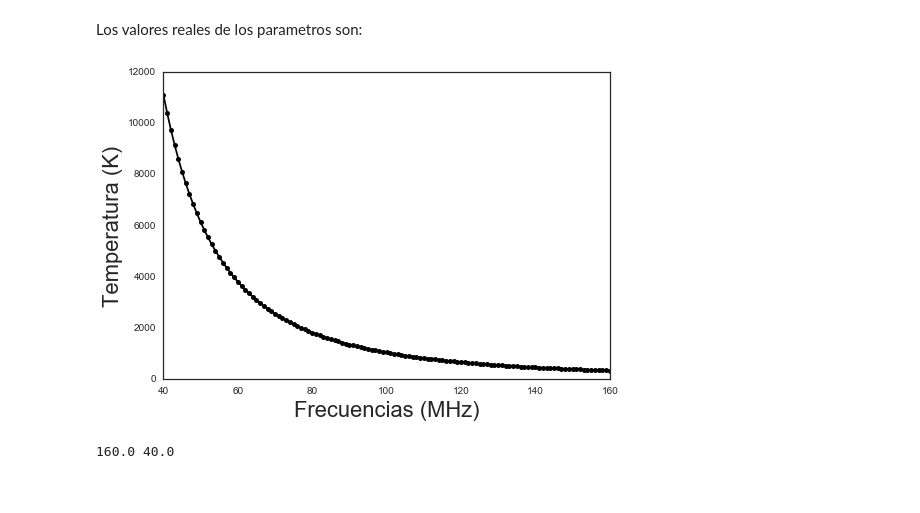
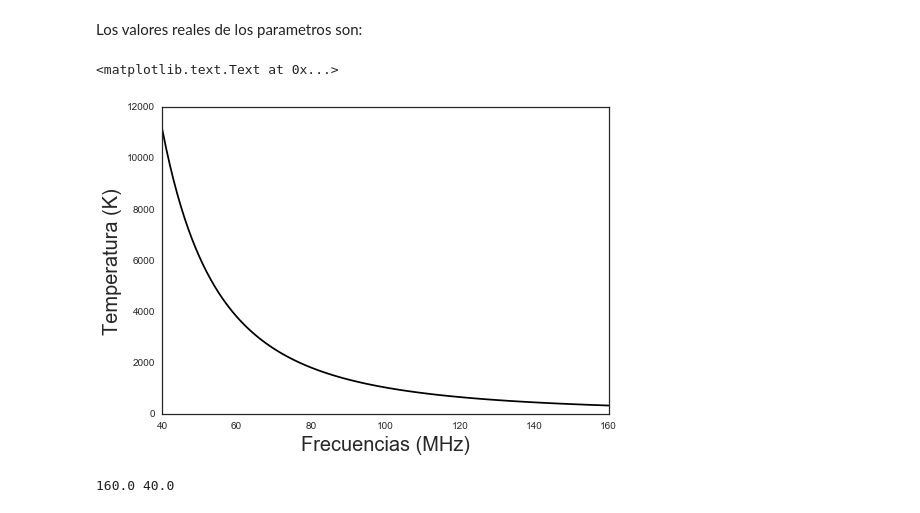
Before and after one commit to olegs22/SCI-Bayes, a Jupyter notebook: mcmc_gauss.ipynb, the cells around one changed output. Saved outputs shown, nothing was run; the diff lists cells and outputs as text; code cells hidden in the pictures.

```diff
--- a/mcmc_gauss.ipynb
+++ b/mcmc_gauss.ipynb
@@ -24,12 +34,13 @@ reals=[100., 80.,10., 7.5, -2.55, 0.1]
 sb.set_style("white")
 # %%
 fig = plt.figure()
-plt.errorbar(frqs,T_sky,yerr = sigma,c='k',marker='o',ms=5, )
-plt.xlabel('Frecuencias (MHz)', fontsize=22)
-plt.ylabel('Temperatura (K)',fontsize=22)
-fig.savefig('tempg.pdf')
+plt.errorbar(frqs,T_sky,yerr = sigma,c='k')
+plt.xlabel('Frecuencias (MHz)', fontsize=20)
+plt.ylabel('Temperatura (K)',fontsize=20)
+#fig.savefig('/Users/Oleg/documents/latex/tesis/Tesis(draft)/temp_sci.pdf')
 # %% [output]
+<matplotlib.text.Text at 0x...>
-[figure, old version]
+[figure, new version]
 # %%
 print max(frqs), min(frqs)
 # %% [output]
```
Also changed, not shown: parts of 34 cells of this notebook.
